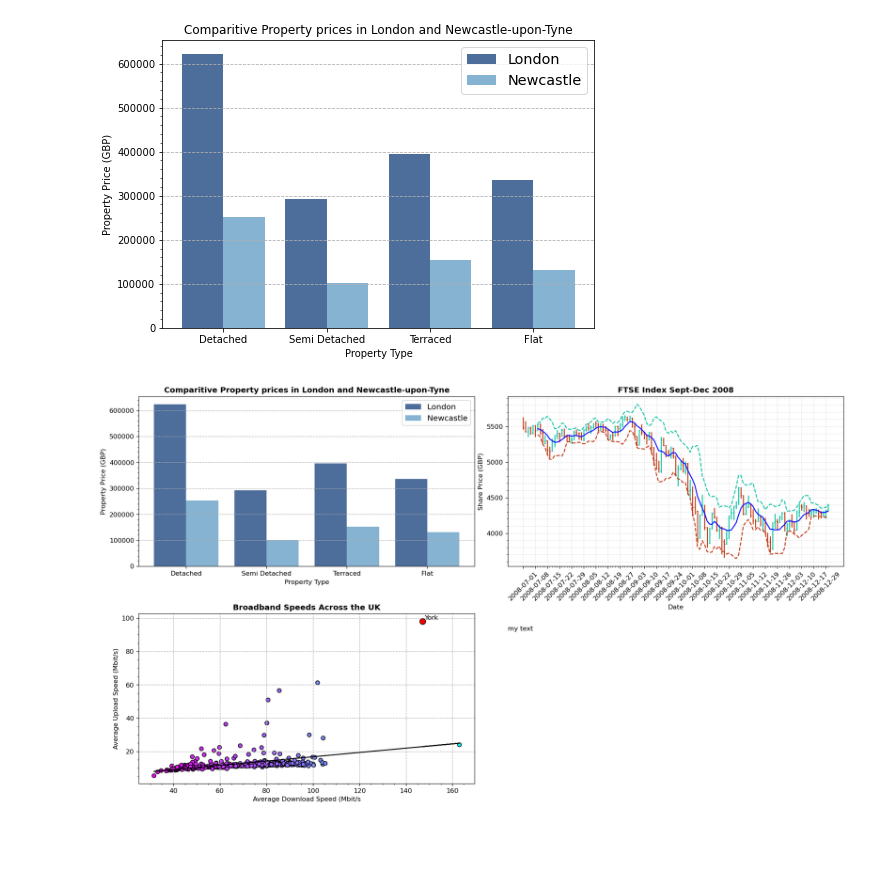
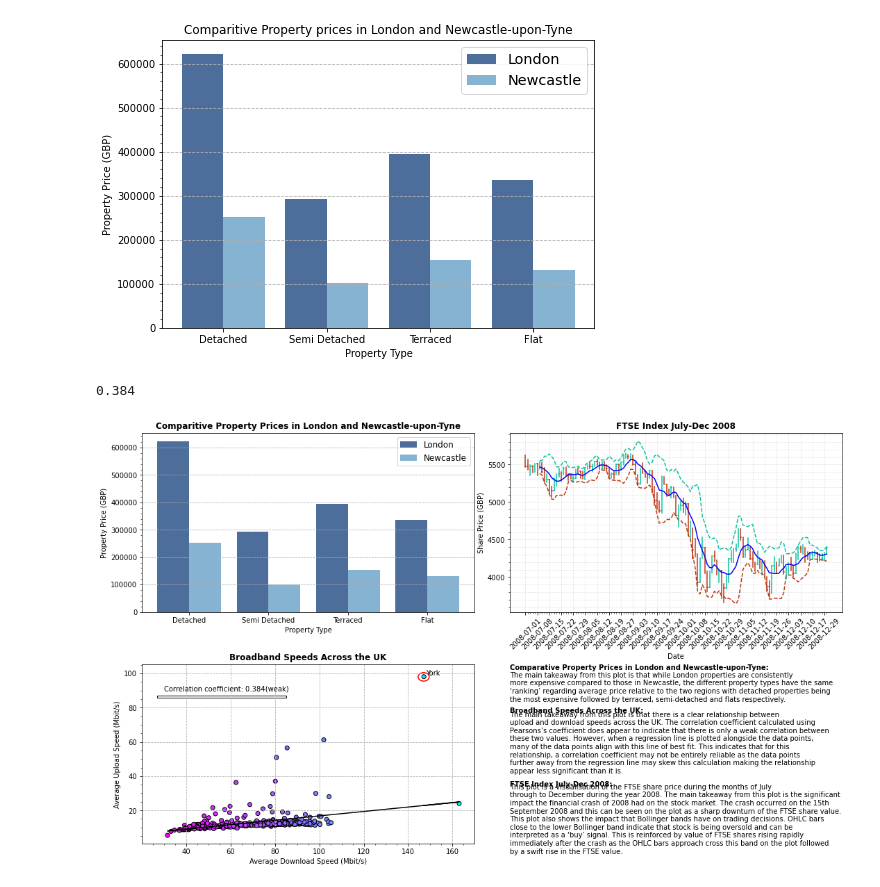
Before and after one commit to sarahj0/data-visualisation, a Jupyter notebook: DataVisualisation.ipynb, the cells around one changed output. Cells and saved outputs as stored; diff of their text form; code cells hidden in the pictures; blank space fills up the shorter version.

```diff
--- a/DataVisualisation.ipynb
+++ b/DataVisualisation.ipynb
@@ -65,7 +66,12 @@ def best_fit(df):
 
 m,b = best_fit(dfStat)
 
+statCorr = '%.3g' % (dfStat['averageDown'].corr(dfStat['averageUpload']))
+
+
 #plt.plot(dfSc['averageDown'], m*dfSc['averageDown'] + b)
+# %% [output]
+0.384
 # %%
 df = pd.read_csv("Financial_Data/ftse_data_wrangled.csv", index_col='date').loc['2008-07-01':'2009-01-01']
 df.reset_index(inplace=True)
@@ -126,11 +132,12 @@ bollDown = sma - std * 2.0
 #plt.savefig('plot.png', dpi=300, bbox_inches='tight')
 # %%
 cm = 1/2.54
-fig, ax = plt.subplots(2,2, figsize=(16,9), dpi=120)
+fig, ax = plt.subplots(2,2, figsize=(16,9))
+
 
 ax[0,0].bar(x=x_axisL, height=y_axisL, width=-0.4, data=dfLondon, align='edge', label='London', color='#4d6d9a')
 ax[0,0].bar(x=x_axisN, height=y_axisN, width=0.4, data=dfNewc, align='edge', label='Newcastle', color='#86b3d1')
-ax[0,0].set_title('Comparitive Property prices in London and Newcastle-upon-Tyne', fontweight='bold')
+ax[0,0].set_title('Comparitive Property Prices in London and Newcastle-upon-Tyne', fontweight='bold')
 ax[0,0].set_ylabel('Property Price (GBP)')
 ax[0,0].set_xlabel('Property Type')
 ax[0,0].grid(axis='y', linestyle='--')
@@ -146,43 +153,76 @@ ax[1,0].scatter(x=x_axisSc, y=y_axisSc, c=x_axisSc, cmap="cool_r", edgecolors='b
 ax[1,0].plot(dfSc['averageDown'], m*dfSc['averageDown'] + b, color='black')
 ax[1,0].set_title('Broadband Speeds Across the UK', fontweight='bold')
 ax[1,0].set_ylabel('Average Upload Speed (Mbit/s)')
-ax[1,0].set_xlabel('Average Download Speed (Mbit/s')
+ax[1,0].set_xlabel('Average Download Speed (Mbit/s)')
 ax[1,0].grid(linestyle='--')
 ax[1,0].xaxis.set_minor_locator(tck.AutoMinorLocator())
 ax[1,0].yaxis.set_minor_locator(tck.AutoMinorLocator())
-## need to add annotation showing outlier (York) and correlation coefficient
-#original x and y is 147.1 and 98.1
+
+rect = patches.Rectangle((27, 86), 58, 1, linewidth=1, ec='black', fc='white')
+circ = patches.Circle((147,98), 2.5, linewidth=1.5, ec='red', fill=None)
+ax[1,0].add_patch(rect)
+ax[1,0].add_patch(circ)
+ax[1,0].text(30, 90, 'Correlation coefficient: '+ statCorr + '(weak)')
 ax[1,0].text(148,99, 'York')
-ax[1,0].scatter(147.1,98.1, color='red', s=80, edgecolors='black')
+
 
 
 for i, val in df.iterrows():
     color = '#08c1a2'
     if val['Open'] > val['Close']: color= '#be3614'
     ax[0,1].plot([x[i], x[i]], [val['Low'], val['High']], color=color)
     ax[0,1].plot([x[i], x[i]-0.1], [val['Open'], val['Open']], color=color)
     ax[0,1].plot([x[i], x[i]+0.1], [val['Close'], val['Close']], color=color)
-ax[0,1].set_title('FTSE Index Sept-Dec 2008', fontweight='bold')
+ax[0,1].set_title('FTSE Index July-Dec 2008', fontweight='bold')
 ax[0,1].set_xticks(ticks=x[::5])
 ax[0,1].set_xticklabels(df.date.dt.date[::5], rotation=45)
 ax[0,1].set_xticks(x, minor=True)
 ax[0,1].set_ylabel('Share Price (GBP)')
 ax[0,1].set_xlabel('Date')
 ax[0,1].grid(color='black', linestyle='dashed', which='major', alpha=0.1)
 ax[0,1].yaxis.set_minor_locator(tck.AutoMinorLocator())
 ax[0,1].yaxis.grid(color='black', linestyle='dashed', which='minor', alpha=0.1)
 
 ax[0,1].plot(x, sma, color='blue')
 
 ax[0,1].plot(x , bollUp, linestyle="dashed", c="#08c1a2")
 ax[0,1].plot(x , bollDown, linestyle="dashed", c="#be3614")
 
+#takeaway = open("takeaway.txt", "r")
+#print(takeaway)
+ax[1, 1].set_axis_off()
+tBar = """The main takeaway from this plot is that while London properties are consistently
+more expensive compared to those in Newcastle, the different property types have the same
+‘ranking’ regarding average price relative to the two regions with detached properties being
+the most expensive followed by terraced, semi-detached and flats respectively."""
+tSc = """The main takeaway from this plot is that there is a clear relationship between
+upload and download speeds across the UK. The correlation coefficient calculated using
+Pearsons’s coefficient does appear to indicate that there is only a weak correlation between
+these two values. However, when a regression line is plotted alongside the data points,
+many of the data points align with this line of best fit. This indicates that for this
+relationship, a correlation coefficient may not be entirely reliable as the data points
+further away from the regression line may skew this calculation making the relationship
+appear less significant than it is."""
+tTs = """This plot is a visualisation of the FTSE share price during the months of July
+through to December during the year 2008. The main takeaway from this plot is the significant
+impact the financial crash of 2008 had on the stock market. The crash occurred on the 15th
+September 2008 and this can be seen on the plot as a sharp downturn of the FTSE share value.
+This plot also shows the impact that Bollinger bands have on trading decisions. OHLC bars
+close to the lower Bollinger band indicate that stock is being oversold and can be
+interpreted as a ‘buy’ signal. This is reinforced by value of FTSE shares rising rapidly
+immediately after the crash as the OHLC bars approach cross this band on the plot followed
+by a swift rise in the FTSE value."""
 
-ax[1, 1].set_axis_off()
-ax[1, 1].text(0, 0.9, 'my text')
 
+ax[1, 1].text(0, 0.97, 'Comparative Property Prices in London and Newcastle-upon-Tyne:', fontweight='bold')
+ax[1,1].text(0,0.8, s=tBar, ha='left', wrap=True)
+ax[1, 1].text(0, 0.73, 'Broadband Speeds Across the UK:', fontweight='bold')
+ax[1,1].text(0,0.4, s=tSc, ha='left', wrap=True)
+ax[1, 1].text(0, 0.32, 'FTSE Index July-Dec 2008:', fontweight='bold')
+ax[1,1].text(0,-0.05, s=tTs, ha='left', wrap=True)
 
 fig.tight_layout(pad=0.5)
 plt.show()
+fig.savefig('myfig.jpeg', dpi=120)
 # %% [output]
-[figure, old version]
+[figure, new version]
```
Also changed, not shown: parts of 1 cell of this notebook, 5 other files.
